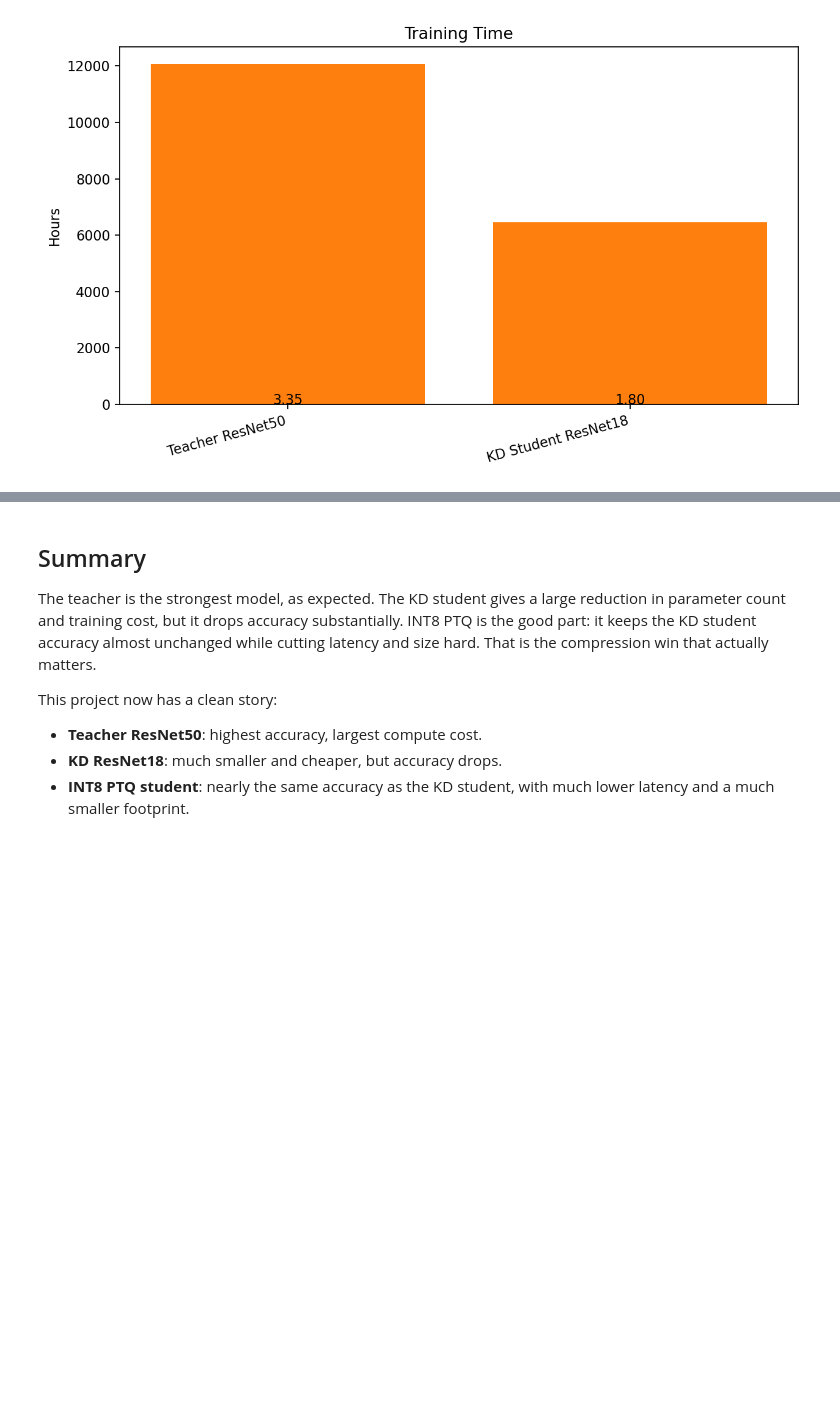
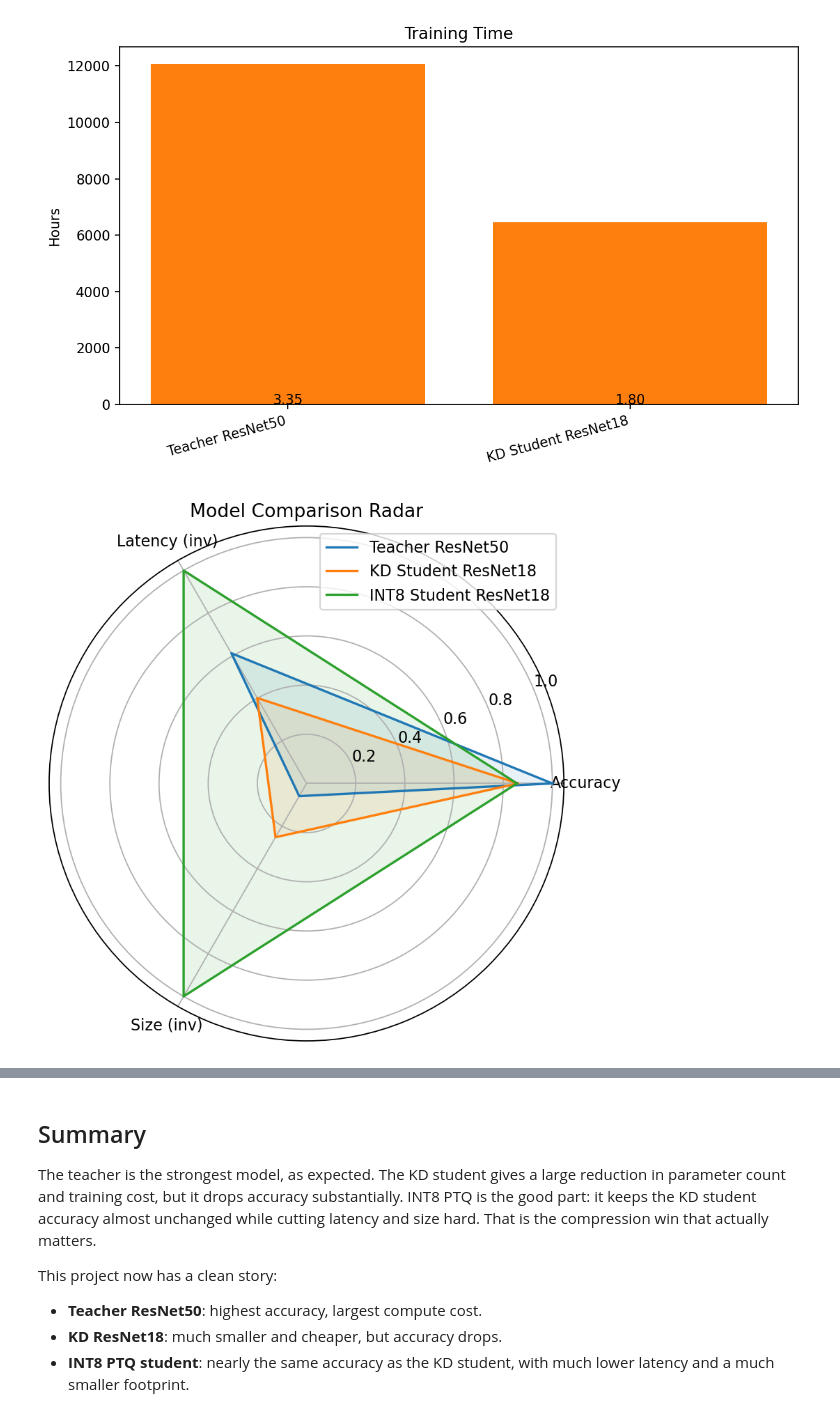
Before and after one commit to Priyakarna13/tinyimagenet-kd-quantization, a Jupyter notebook: tinyimagenet_final_comparison_notebook.ipynb, the cells around one changed output, grey strips where cells are left out. Saved outputs shown, nothing was run; the diff lists cells and outputs as text; code cells hidden in the pictures; blank space fills up the shorter version.

Commit message:
Updated benchmark plots

```diff
--- a/tinyimagenet_final_comparison_notebook.ipynb
+++ b/tinyimagenet_final_comparison_notebook.ipynb
@@ -336,3 +338,34 @@ plt.savefig(FIG_DIR / "training_time.png", bbox_inches="tight")
 plt.show()
 # %% [output]
 [figure]
+# %%
+# Plot 7: Model Comparison radar
+
+metrics = ["Accuracy", "Latency (inv)", "Size (inv)"]
+
+# Normalize (so bigger = better)
+acc = df["benchmark_acc"] / df["benchmark_acc"].max()
+lat = df["latency_ms"].min() / df["latency_ms"]
+size = df["size_mb"].min() / df["size_mb"]
+
+data = np.vstack([acc, lat, size]).T
+
+angles = np.linspace(0, 2*np.pi, len(metrics), endpoint=False)
+angles = np.concatenate([angles, [angles[0]]])
+
+fig = plt.figure(figsize=(6,6))
+ax = plt.subplot(111, polar=True)
+
+for i, row in enumerate(data):
+    values = np.concatenate([row, [row[0]]])
+    ax.plot(angles, values, label=df["model"][i])
+    ax.fill(angles, values, alpha=0.1)
+
+ax.set_xticks(angles[:-1])
+ax.set_xticklabels(metrics)
+plt.title("Model Comparison Radar")
+plt.legend(loc="upper right")
+plt.savefig(FIG_DIR / "radar_plot.png", bbox_inches="tight")
+plt.show()
+# %% [output]
+[figure, added]
```
Also changed, not shown: parts of 4 cells of this notebook.
